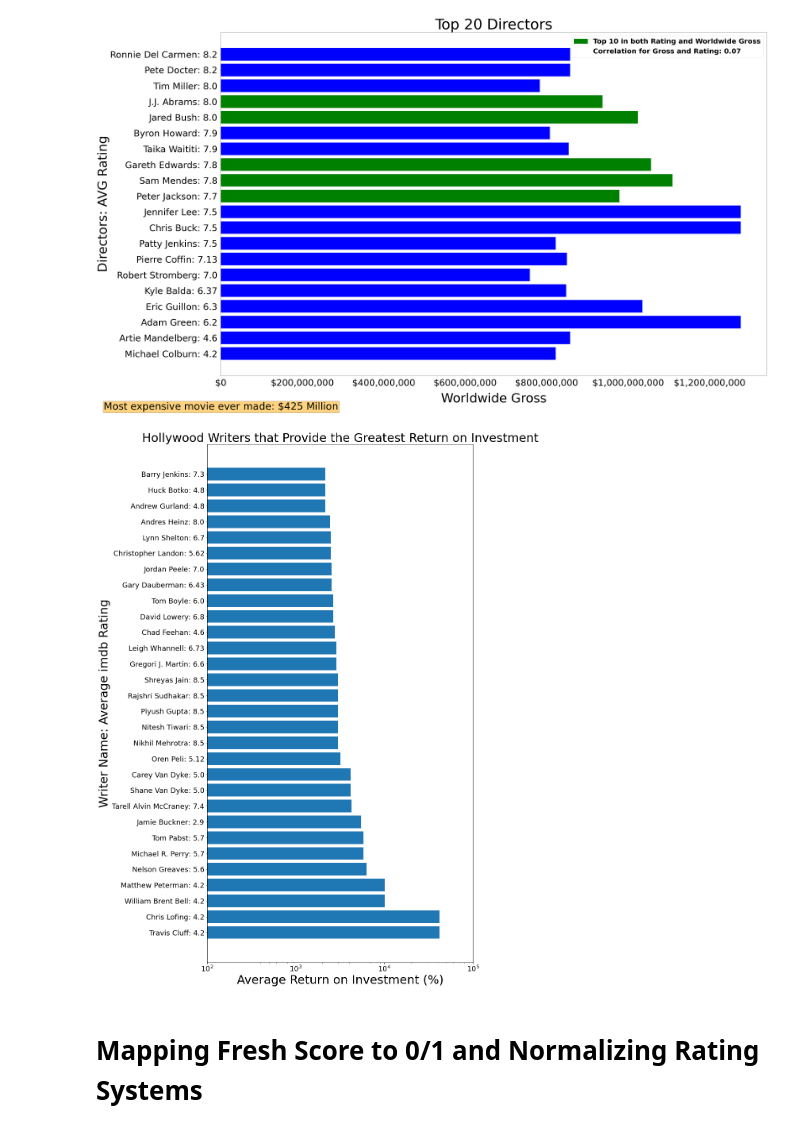
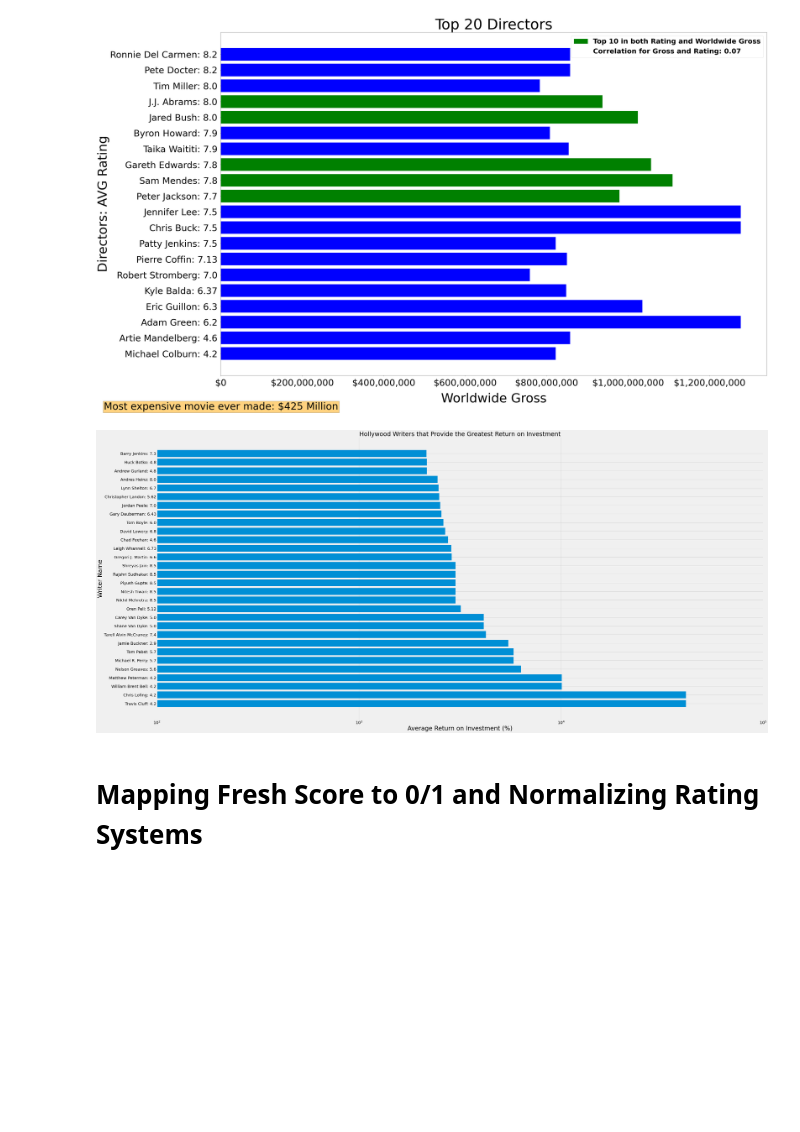
Before and after one commit to zach-hanly/microsoft_movie_project, a Jupyter notebook: master_notebook.ipynb, the cells around one changed output. Saved outputs shown, nothing was run; the diff lists cells and outputs as text; code cells hidden in the pictures; blank space fills up the shorter version.

Commit message:
Update Visuals

```diff
--- a/master_notebook.ipynb
+++ b/master_notebook.ipynb
@@ -248,21 +248,20 @@ plt.figtext(0.05, 0.05, "Most expensive movie ever made: $425 Million", ha="left
 # %% [output]
 [figure]
 # %%
-fig, ax = plt.subplots(figsize = (12,24))
+fig, ax = plt.subplots(figsize = (48,24))
 x = wnames_wrating
 y = writers_plot['ROI']
 ax.barh(x,y)
 ax.set_xscale('log')
 ax.set_xticks([100, 1000, 10000,100000])
 ax.set_xlabel('Average Return on Investment (%)', size = 30)
 ax.set_title('Hollywood Writers that Provide the Greatest Return on Investment', size = 30)
-ax.set_ylabel('Writer Name: Average imdb Rating', size = 30)
-ax.tick_params(axis='both', which='major', labelsize=18)
-ax.tick_params(axis='y', which='minor', labelsize=18)
+ax.set_ylabel('Writer Name', size = 30)
+ax.tick_params(axis='both', which='major', labelsize=20)
+ax.tick_params(axis='y', which='minor', labelsize=20)
 plt.style.use('fivethirtyeight');
-plt.savefig('top30writersROI.png')
 # %% [output]
-[figure, old version]
+[figure, new version]
 # %% [markdown]
 # Mapping Fresh Score to 0/1 and Normalizing Rating Systems
 # %%
```
Also changed, not shown: parts of 3 cells of this notebook, 3 other files.
